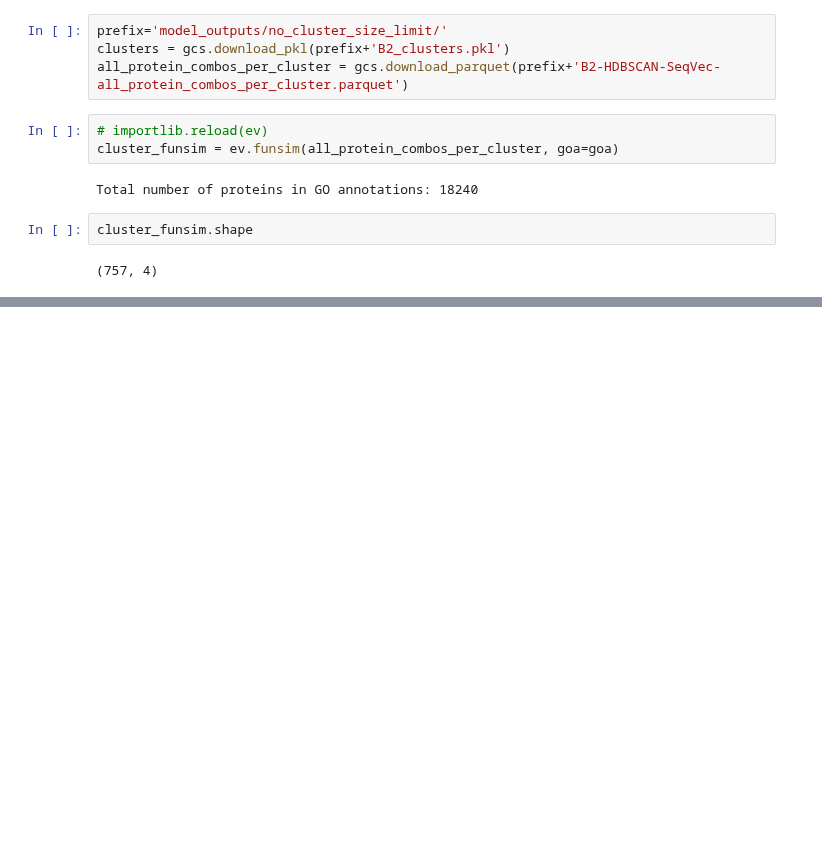
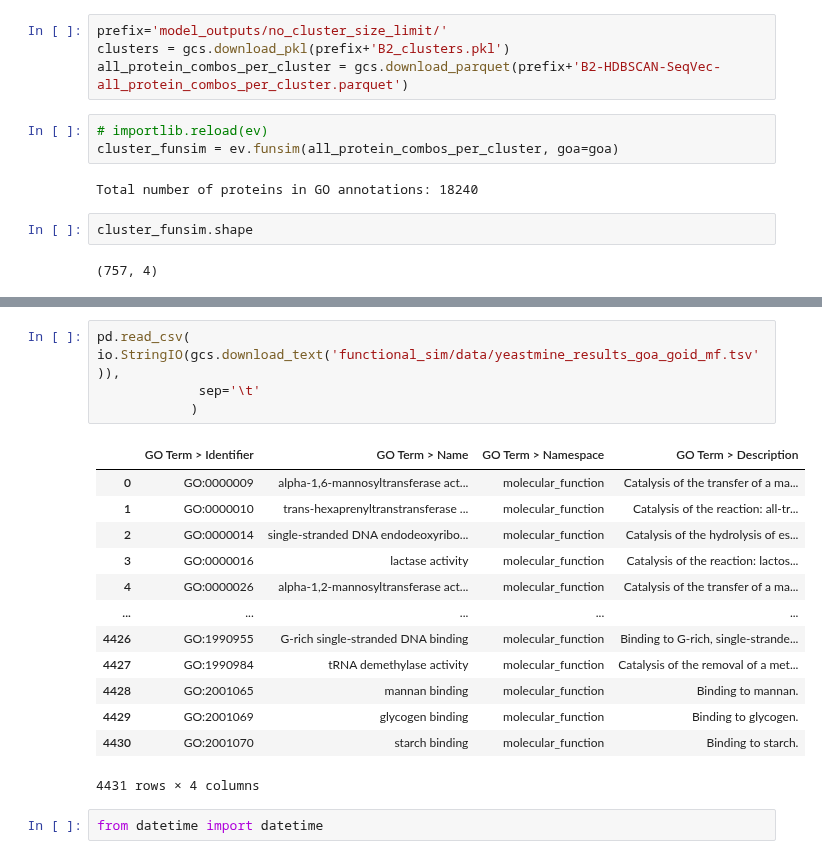
Before and after one commit to dptrsa-300/pss, a Jupyter notebook: Functional evaluation.ipynb, the cells around one changed output, grey strips where cells are left out. Saved outputs shown, nothing was run; the diff lists cells and outputs as text; blank space fills up the shorter version.

```diff
--- a/Functional evaluation.ipynb
+++ b/Functional evaluation.ipynb
@@ -418,0 +747,20 @@ clusters.cluster_label.unique().shape
+# %%
+pd.read_csv( io.StringIO(gcs.download_text('functional_sim/data/yeastmine_results_goa_goid_mf.tsv')),
+             sep='\t'
+            )
+# %% [output]
+|  | GO Term > Identifier | GO Term > Name | GO Term > Namespace | GO Term > Description |
+| 0 | GO:0000009 | alpha-1,6-mannosyltransferase act... | molecular_function | Catalysis of the transfer of a ma... |
+| 1 | GO:0000010 | trans-hexaprenyltranstransferase ... | molecular_function | Catalysis of the reaction: all-tr... |
+| 2 | GO:0000014 | single-stranded DNA endodeoxyribo... | molecular_function | Catalysis of the hydrolysis of es... |
+| 3 | GO:0000016 | lactase activity | molecular_function | Catalysis of the reaction: lactos... |
+| 4 | GO:0000026 | alpha-1,2-mannosyltransferase act... | molecular_function | Catalysis of the transfer of a ma... |
+| ... | ... | ... | ... | ... |
+| 4426 | GO:1990955 | G-rich single-stranded DNA binding | molecular_function | Binding to G-rich, single-strande... |
+| 4427 | GO:1990984 | tRNA demethylase activity | molecular_function | Catalysis of the removal of a met... |
+| 4428 | GO:2001065 | mannan binding | molecular_function | Binding to mannan. |
+| 4429 | GO:2001069 | glycogen binding | molecular_function | Binding to glycogen. |
+| 4430 | GO:2001070 | starch binding | molecular_function | Binding to starch. |
+4431 rows × 4 columns
+# %%
+from datetime import datetime
```
Also changed, not shown: parts of 53 cells of this notebook, 3 other files.
